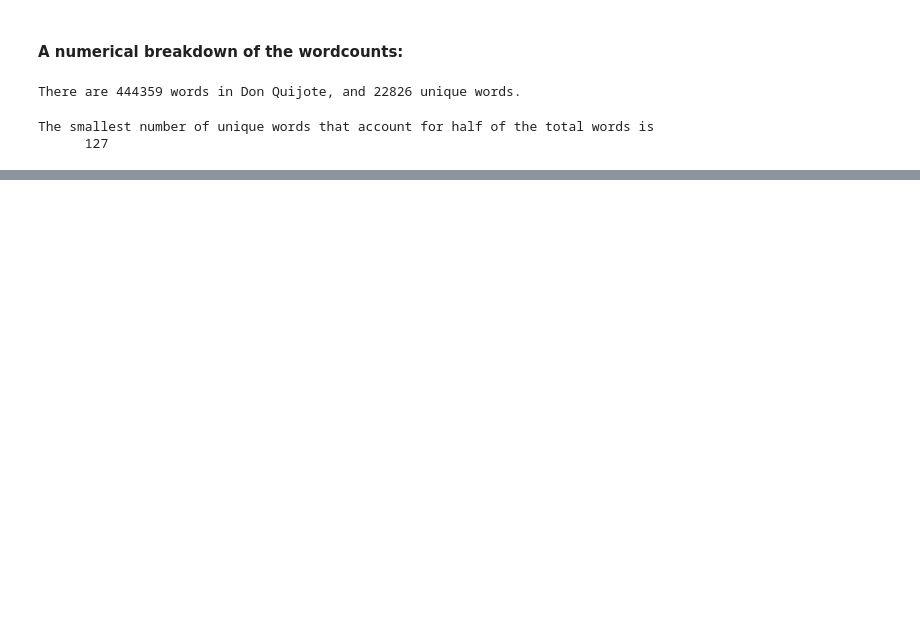
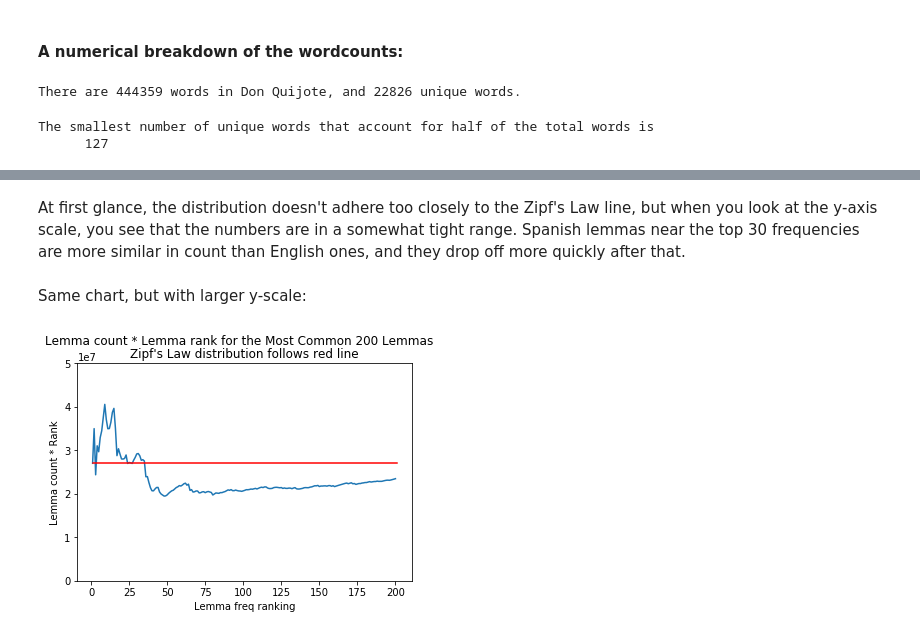
Before and after one commit to ebhtra/gory-graph, a Jupyter notebook: Homework4_2.ipynb, the cells around one changed output, grey strips where cells are left out. Drawn from its saved outputs; the diff is of its cells as text; code cells hidden in the pictures; blank space fills up the shorter version.

```diff
--- a/Homework4_2.ipynb
+++ b/Homework4_2.ipynb
@@ -131,0 +213,14 @@ The smallest number of unique words that account for half of the total words is
+# %% [markdown]
+At first glance, the distribution doesn't adhere too closely to the Zipf's Law line, but when you look at the y-axis scale, you see that the numbers are in a somewhat tight range.  Spanish lemmas near the top 30 frequencies are more similar in count than English ones, and they drop off more quickly after that.
+# %% [markdown]
+Same chart, but with larger y-scale:
+# %%
+plt.plot(range(1,201), [(rank+1) * int(lemma[2]) for rank, lemma in enumerate(top1000[:200])])
+plt.plot((1,201),(int(top1000[0][2]), int(top1000[0][2])), color='r')
+plt.suptitle("Lemma count * Lemma rank for the Most Common 200 Lemmas")
+plt.title("Zipf's Law distribution follows red line")
+plt.xlabel('Lemma freq ranking')
+plt.ylabel('Lemma count * Rank')
+plt.ylim(0,5e7);
+# %% [output]
+[figure, added]
```
Also changed, not shown: parts of 14 cells of this notebook.
